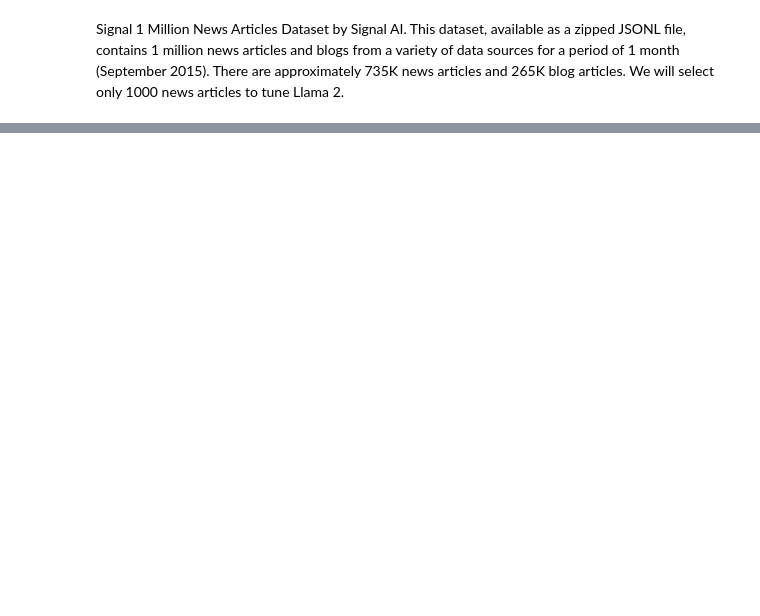
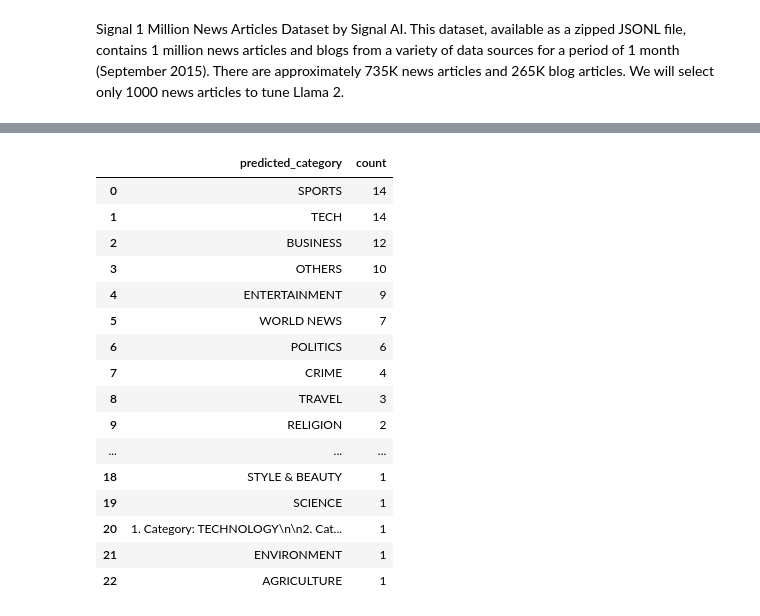
Before and after one commit to DHRUV6029/Llamma-2Fine-Tune-New-Categorization, a Jupyter notebook: notebooks/Data_Set_Generation_for_Llamma_2.ipynb, the cells around one changed output, grey strips where cells are left out. Drawn from its saved outputs; the diff is of its cells as text; code cells hidden in the pictures; blank space fills up the shorter version.

```diff
--- a/notebooks/Data_Set_Generation_for_Llamma_2.ipynb
+++ b/notebooks/Data_Set_Generation_for_Llamma_2.ipynb
@@ -116,0 +379,31 @@ ValueError: ignored
+# %%
+#dealing with new unspecicified categories
+# Merging new news categories with existing ones
+prep_news_df2['predicted_category'] = np.where(prep_news_df2['predicted_category'] == "TECHNOLOGY", "TECH", prep_news_df2['predicted_category'])
+prep_news_df2['predicted_category'] = np.where(prep_news_df2['predicted_category'] == "SPACE", "SCIENCE", prep_news_df2['predicted_category'])
+prep_news_df2['predicted_category'] = np.where(prep_news_df2['predicted_category'] == "FINANCE", "MONEY", prep_news_df2['predicted_category'])
+prep_news_df2['predicted_category'] = np.where(prep_news_df2['predicted_category'] == "MARKETING & ADVERTISING", "OTHERS", prep_news_df2['predicted_category'])
+prep_news_df2['predicted_category'] = np.where(prep_news_df2['predicted_category'] == "ARTS & CULTURE", "CULTURE & ARTS", prep_news_df2['predicted_category'])
+# %%
+# Frequency distribution of updated predicted news categories
+pred_cat_freq_dist = prep_news_df2['predicted_category'].value_counts(dropna = False).sort_values(ascending = False).reset_index()
+pred_cat_freq_dist = pred_cat_freq_dist.rename(columns = {"index": "predicted_category", "predicted_category": "count"})
+display(pred_cat_freq_dist)
+# %% [output]
+|  | predicted_category | count |
+| 0 | SPORTS | 14 |
+| 1 | TECH | 14 |
+| 2 | BUSINESS | 12 |
+| 3 | OTHERS | 10 |
+| 4 | ENTERTAINMENT | 9 |
+| 5 | WORLD NEWS | 7 |
+| 6 | POLITICS | 6 |
+| 7 | CRIME | 4 |
+| 8 | TRAVEL | 3 |
+| 9 | RELIGION | 2 |
+| ... | ... | ... |
+| 18 | STYLE & BEAUTY | 1 |
+| 19 | SCIENCE | 1 |
+| 20 | 1. Category: TECHNOLOGY\n\n2. Cat... | 1 |
+| 21 | ENVIRONMENT | 1 |
+| 22 | AGRICULTURE | 1 |
```
Also changed, not shown: parts of 26 cells of this notebook, 2 other files.
